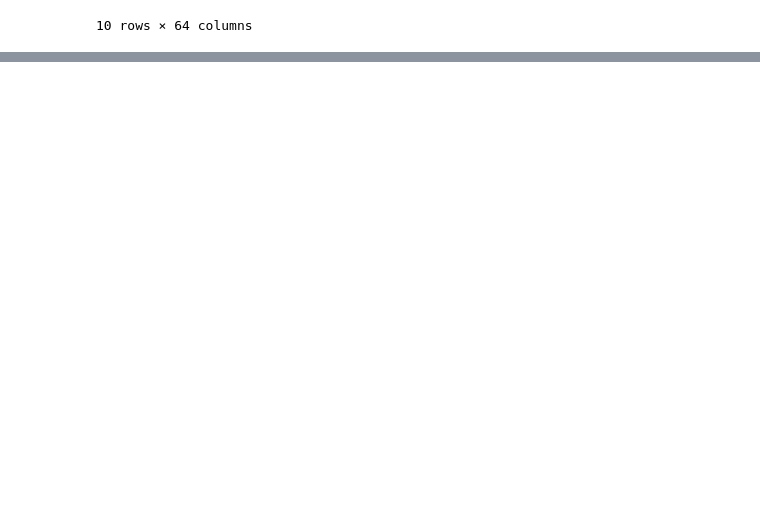
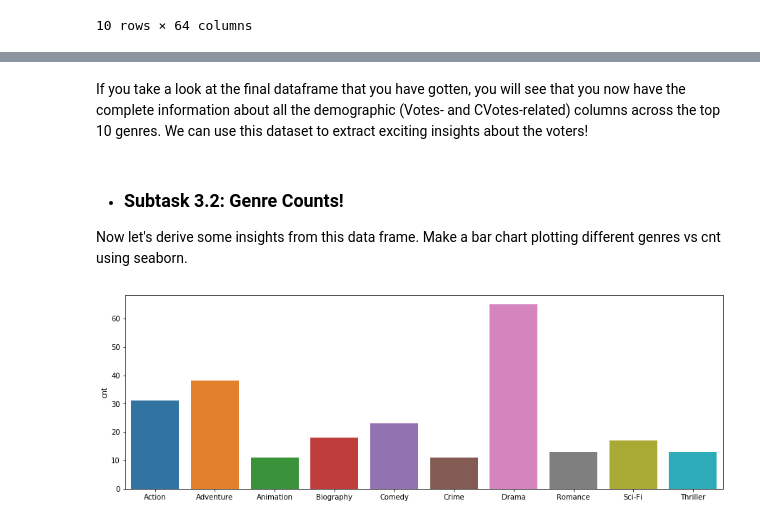
Before and after one commit to shikharverma96/IMDB_Movie_Data_Visualisation_Assignment, a Jupyter notebook: IMDB_Movie_Data_Visualisation.ipynb, the cells around one changed output, grey strips where cells are left out. Saved outputs shown, nothing was run; the diff lists cells and outputs as text; code cells hidden in the pictures; blank space fills up the shorter version.

Commit message:
Demographic Analysis

```diff
--- a/IMDB_Movie_Data_Visualisation.ipynb
+++ b/IMDB_Movie_Data_Visualisation.ipynb
@@ -306,0 +375,4 @@ PopularR
+# %%
+# Extract genres with atleast 10 occurences
+genre_top10 = df_add[df_add.cnt>=10]
+genre_top10
@@ -306,0 +392,4 @@ PopularR
+# %%
+# Take the mean for every column by dividing with cnt
+genre_top10.iloc[:,:-1] = genre_top10.iloc[:,:-1].div(genre_top10.cnt, axis=0)
+genre_top10
@@ -306,0 +409,32 @@ PopularR
+# %%
+# Rounding off the columns of Votes to two decimals
+genre_top10.loc[:,'VotesM':'VotesnUS'] = round(genre_top10.loc[:,'VotesM':'VotesnUS'],2)
+# %%
+# Converting CVotes to int type
+genre_top10['CVotes10'] = genre_top10['CVotes10'].astype(int)
+genre_top10['CVotes09'] = genre_top10['CVotes09'].astype(int)
+genre_top10['CVotes08'] = genre_top10['CVotes08'].astype(int)
+genre_top10['CVotes07'] = genre_top10['CVotes07'].astype(int)
+genre_top10['CVotes06'] = genre_top10['CVotes06'].astype(int)
+genre_top10['CVotes05'] = genre_top10['CVotes05'].astype(int)
+genre_top10['CVotes04'] = genre_top10['CVotes04'].astype(int)
+genre_top10['CVotes03'] = genre_top10['CVotes03'].astype(int)
+genre_top10['CVotes02'] = genre_top10['CVotes02'].astype(int)
+genre_top10['CVotes01'] = genre_top10['CVotes01'].astype(int)
+genre_top10['CVotesMale'] = genre_top10['CVotesMale'].astype(int)
+genre_top10['CVotesFemale'] = genre_top10['CVotesFemale'].astype(int)
+genre_top10['CVotesU18'] = genre_top10['CVotesU18'].astype(int)
+genre_top10['CVotesU18M'] = genre_top10['CVotesU18M'].astype(int)
+genre_top10['CVotesU18F'] = genre_top10['CVotesU18F'].astype(int)
+genre_top10['CVotes1829'] = genre_top10['CVotes1829'].astype(int)
+genre_top10['CVotes1829M'] = genre_top10['CVotes1829M'].astype(int)
+genre_top10['CVotes1829F'] = genre_top10['CVotes1829F'].astype(int)
+genre_top10['CVotes3044'] = genre_top10['CVotes3044'].astype(int)
+genre_top10['CVotes3044M'] = genre_top10['CVotes3044M'].astype(int)
+genre_top10['CVotes3044F'] = genre_top10['CVotes3044F'].astype(int)
+genre_top10['CVotes45A'] = genre_top10['CVotes45A'].astype(int)
+genre_top10['CVotes45AM'] = genre_top10['CVotes45AM'].astype(int)
+genre_top10['CVotes45AF'] = genre_top10['CVotes45AF'].astype(int)
+genre_top10['CVotes1000'] = genre_top10['CVotes1000'].astype(int)
+genre_top10['CVotesUS'] = genre_top10['CVotesUS'].astype(int)
+genre_top10['CVotesnUS'] = genre_top10['CVotesnUS'].astype(int)
@@ -306,0 +461,13 @@ PopularR
+# %% [markdown]
+If you take a look at the final dataframe that you have gotten, you will see that you now have the complete information about all the demographic (Votes- and CVotes-related) columns across the top 10 genres. We can use this dataset to extract exciting insights about the voters!
+# %% [markdown]
+-  ###  Subtask 3.2: Genre Counts!
+
+Now let's derive some insights from this data frame. Make a bar chart plotting different genres vs cnt using seaborn.
+# %%
+# Countplot for genres
+plt.figure(figsize=(15,5))
+sns.barplot(data = genre_top10,x = genre_top10.index, y = genre_top10.cnt)
+plt.show()
+# %% [output]
+[figure, added]
```
Also changed, not shown: parts of 34 cells of this notebook.
